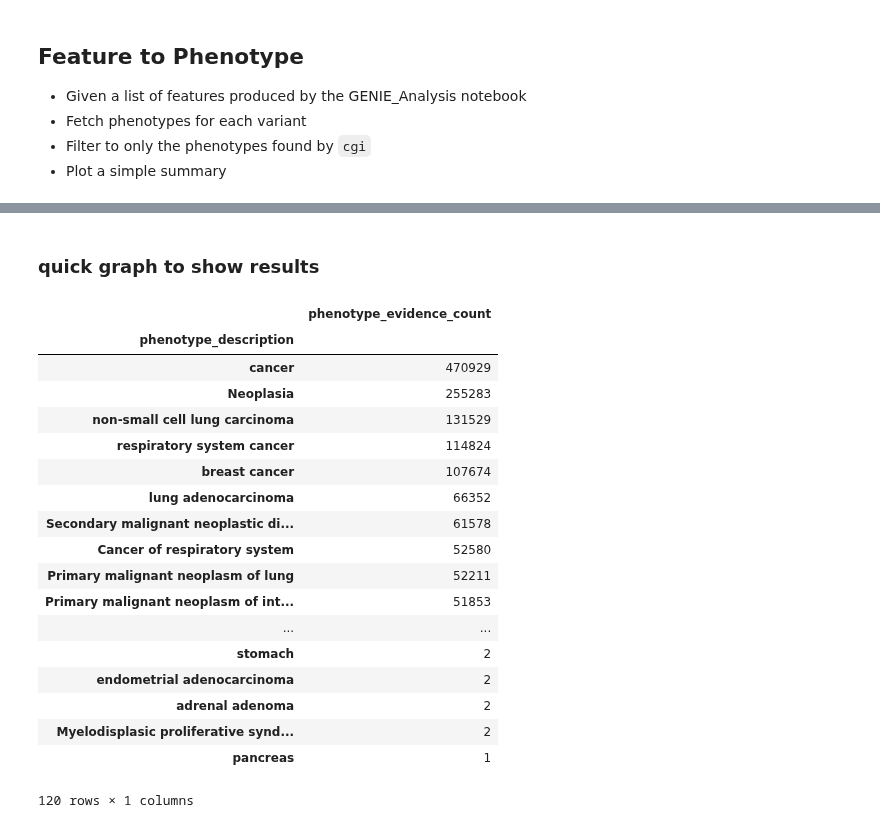
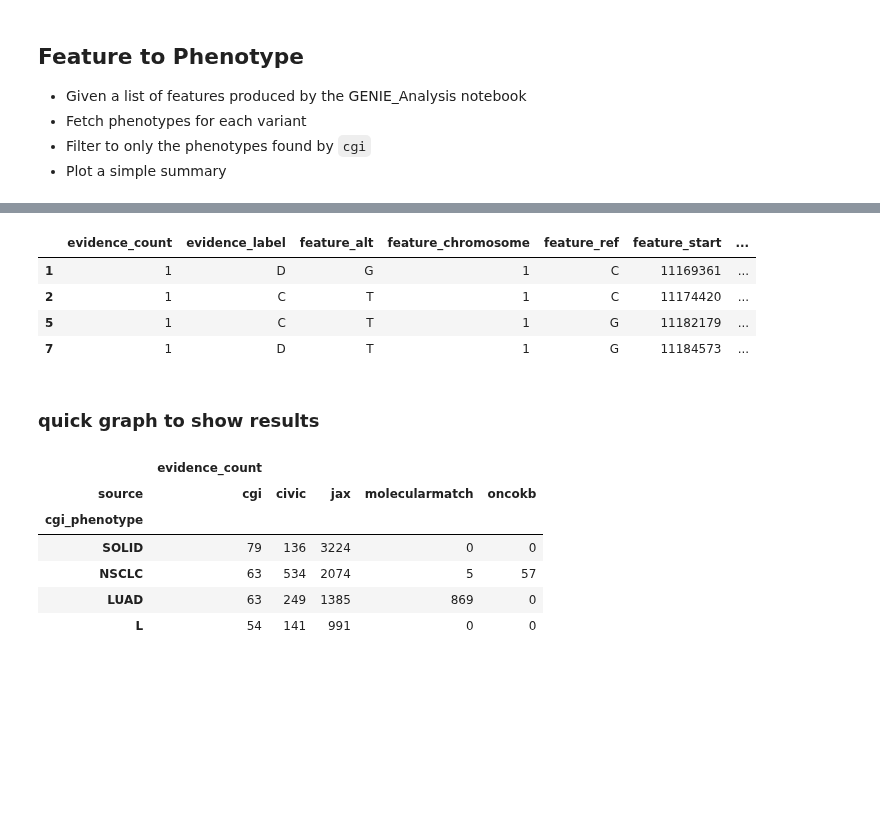
Before and after one commit to ohsu-comp-bio/g2p-aggregator, a Jupyter notebook: notebooks/feature_to_phenotype.ipynb, the cells around one changed output, grey strips where cells are left out. Drawn from its saved outputs; the diff is of its cells as text; code cells hidden in the pictures; blank space fills up the shorter version.

```diff
--- a/notebooks/feature_to_phenotype.ipynb
+++ b/notebooks/feature_to_phenotype.ipynb
@@ -126,27 +128,10 @@ import matplotlib.pyplot as plt
+# %%
+cgi_phenotypes_only.head(4)
+# %% [output]
+|  | evidence_count | evidence_label | feature_alt | feature_chromosome | feature_ref | feature_start | ... |
+| 1 | 1 | D | G | 1 | C | 11169361 | ... |
+| 2 | 1 | C | T | 1 | C | 11174420 | ... |
+| 5 | 1 | C | T | 1 | G | 11182179 | ... |
+| 7 | 1 | D | T | 1 | G | 11184573 | ... |
 # %% [markdown]
 ### quick graph to show results
-# %%
-# cgi_phenotypes_summary =  pd.DataFrame(cgi_phenotypes_only.groupby(['phenotype_description', 'source'])['phenotype_evidence_count'].sum())
-cgi_phenotypes_summary =  pd.DataFrame(cgi_phenotypes_only.groupby(['phenotype_description'])['phenotype_evidence_count'].sum())
-cgi_phenotypes_summary =  cgi_phenotypes_summary.sort_values(by=['phenotype_evidence_count'], ascending=False)
-cgi_phenotypes_summary
-# %% [output]
-|  | phenotype_evidence_count |
-| phenotype_description |  |
-| cancer | 470929 |
-| Neoplasia | 255283 |
-| non-small cell lung carcinoma | 131529 |
-| respiratory system cancer | 114824 |
-| breast cancer | 107674 |
-| lung adenocarcinoma | 66352 |
-| Secondary malignant neoplastic di... | 61578 |
-| Cancer of respiratory system | 52580 |
-| Primary malignant neoplasm of lung | 52211 |
-| Primary malignant neoplasm of int... | 51853 |
-| ... | ... |
-| stomach | 2 |
-| endometrial adenocarcinoma | 2 |
-| adrenal adenoma | 2 |
-| Myelodisplasic proliferative synd... | 2 |
-| pancreas | 1 |
-120 rows × 1 columns
@@ -153 +147,18 @@ cgi_phenotypes_summary
+# %%
+cgi_phenotypes_summary =  pd.DataFrame(cgi_phenotypes_only.groupby(['cgi_phenotype', 'source'])['evidence_count'].sum())
+cmp = plt.cm.get_cmap('jet')
+s_sort = cgi_phenotypes_summary.groupby(level=[0]).sum().sort_values(by=['evidence_count'],ascending=False)
+cgi_phenotypes_summary = cgi_phenotypes_summary.reindex(index=s_sort.index, level=0).unstack(fill_value=0)
+# .plot.bar(stacked=True, cmap=cmp)
+# cgi_phenotypes_summary = cgi_phenotypes_summary.unstack(fill_value=0)
+#cgi_phenotypes_summary =  cgi_phenotypes_summary.sort_values(by=['cgi_phenotype', 'source'], ascending=False)
+cgi_phenotypes_summary.head(4)
+# %% [output]
+|  | evidence_count |  |  |  |  |
+| source | cgi | civic | jax | molecularmatch | oncokb |
+| cgi_phenotype |  |  |  |  |  |
+| SOLID | 79 | 136 | 3224 | 0 | 0 |
+| NSCLC | 63 | 534 | 2074 | 5 | 57 |
+| LUAD | 63 | 249 | 1385 | 869 | 0 |
+| L | 54 | 141 | 991 | 0 | 0 |
 # %%
```
Also changed, not shown: parts of 15 cells of this notebook, 2 other files.
